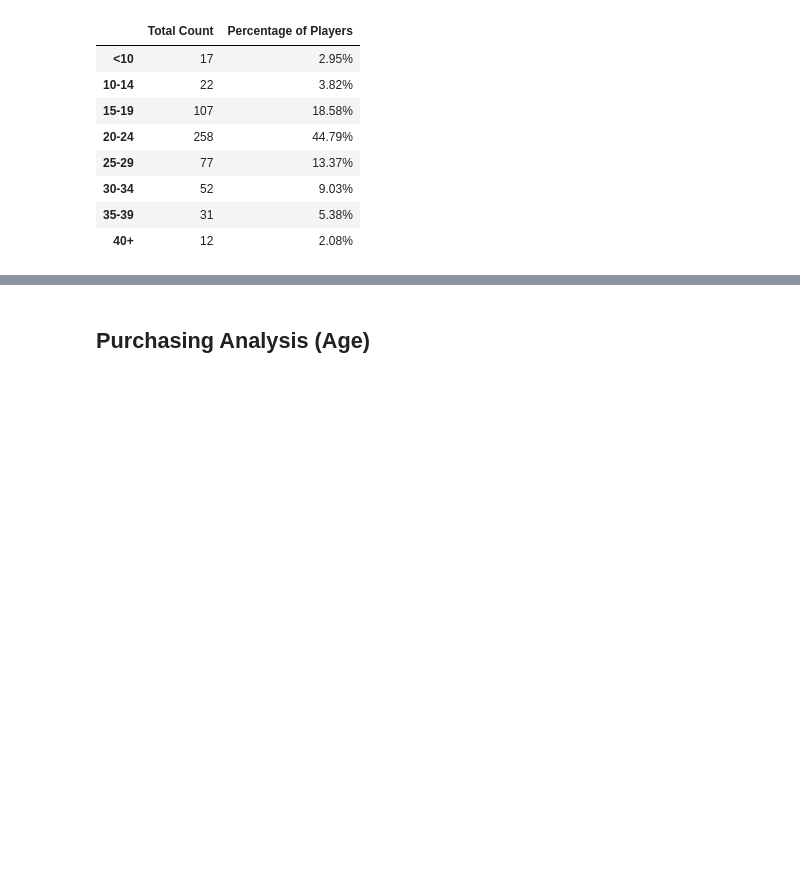
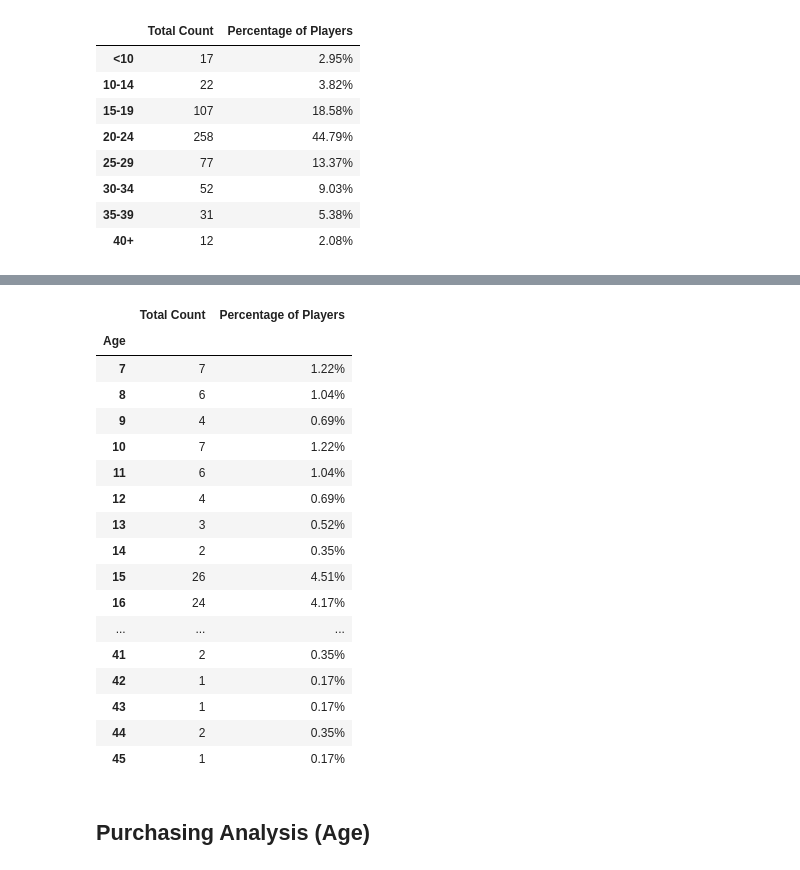
Before and after one commit to Court-Parker4/pandas-challenge, a Jupyter notebook: HeroesOfPymoli/HeroesOfPymoli_starter.ipynb, the cells around one changed output, grey strips where cells are left out. Drawn from its saved outputs; the diff is of its cells as text; code cells hidden in the pictures; blank space fills up the shorter version.

```diff
--- a/HeroesOfPymoli/HeroesOfPymoli_starter.ipynb
+++ b/HeroesOfPymoli/HeroesOfPymoli_starter.ipynb
@@ -219,0 +247,34 @@ pur_ana_df
+# %%
+#Count of each players
+count_player=purchase_data[['SN', 'Age']].drop_duplicates()
+# total_count=count_player['SN'].count()
+# total_count
+
+# Percentage of players
+player_size = count_player.groupby('Age').size()
+player_percent = player_size/total_count
+player_format = player_percent.map('{:.2%}'.format)
+
+
+# All Data found in summary dataframe
+age_df = pd.DataFrame({"Total Count": player_size,"Percentage of Players": player_format})
+age_df
+# %% [output]
+|  | Total Count | Percentage of Players |
+| Age |  |  |
+| 7 | 7 | 1.22% |
+| 8 | 6 | 1.04% |
+| 9 | 4 | 0.69% |
+| 10 | 7 | 1.22% |
+| 11 | 6 | 1.04% |
+| 12 | 4 | 0.69% |
+| 13 | 3 | 0.52% |
+| 14 | 2 | 0.35% |
+| 15 | 26 | 4.51% |
+| 16 | 24 | 4.17% |
+| ... | ... | ... |
+| 41 | 2 | 0.35% |
+| 42 | 1 | 0.17% |
+| 43 | 1 | 0.17% |
+| 44 | 2 | 0.35% |
+| 45 | 1 | 0.17% |
```
Also changed, not shown: parts of 5 cells of this notebook.
